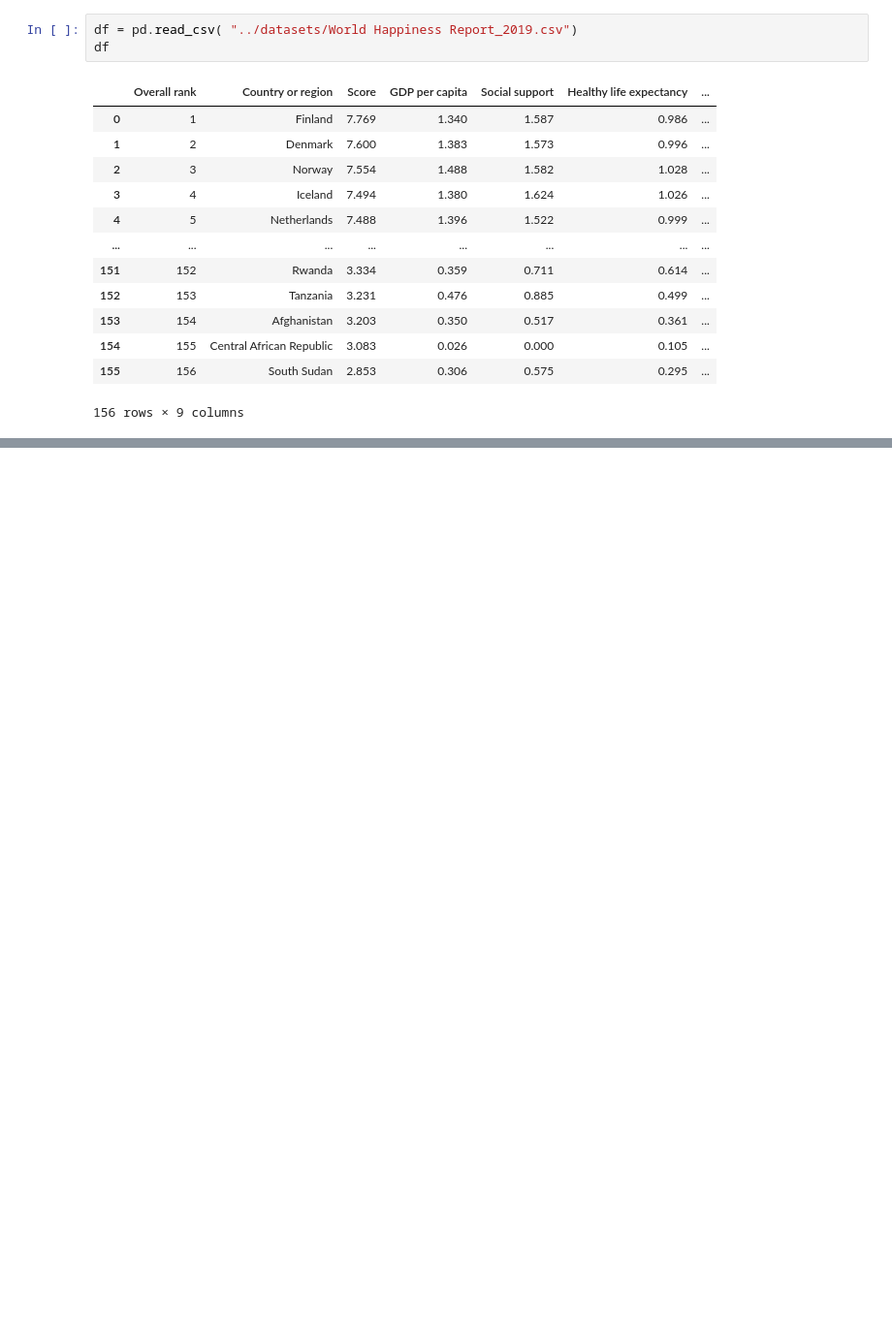
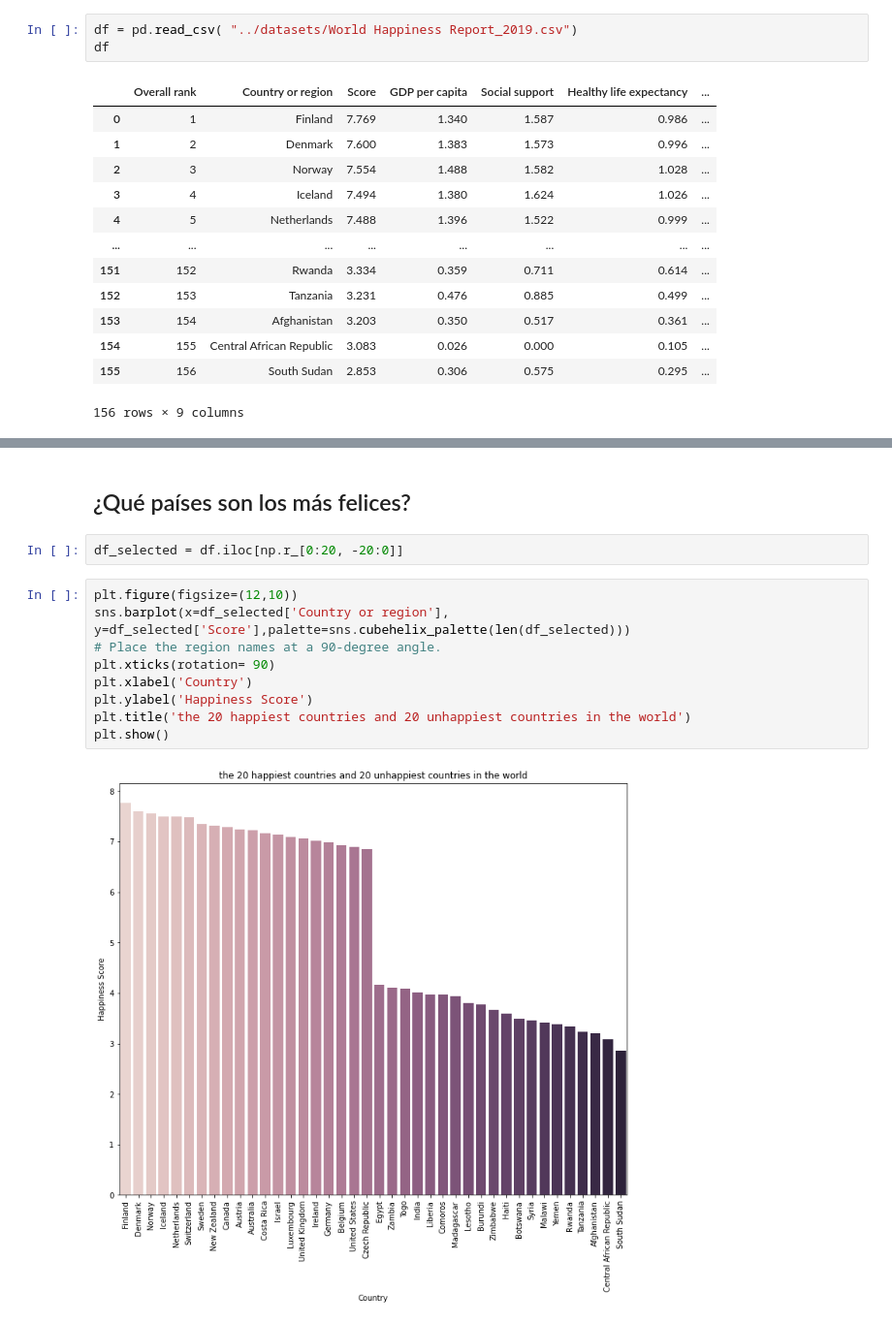
Before and after one commit to jruiz971/Mental-Health-Happiness-Economics-Human-Freedom, a Jupyter notebook: ipynb/World_Happiness_Report_2019_EDA.ipynb, the cells around one changed output, grey strips where cells are left out. Shown at 97% size. Cells and saved outputs as stored; diff of their text form; blank space fills up the shorter version.

Commit message:
Happiness factors

```diff
--- a/ipynb/World_Happiness_Report_2019_EDA.ipynb
+++ b/ipynb/World_Happiness_Report_2019_EDA.ipynb
@@ -21,0 +59,15 @@ df
+# %% [markdown]
+## ¿Qué países son los más felices?
+# %%
+df_selected = df.iloc[np.r_[0:20, -20:0]]
+# %%
+plt.figure(figsize=(12,10))
+sns.barplot(x=df_selected['Country or region'], y=df_selected['Score'],palette=sns.cubehelix_palette(len(df_selected)))
+# Place the region names at a 90-degree angle.
+plt.xticks(rotation= 90)
+plt.xlabel('Country')
+plt.ylabel('Happiness Score')
+plt.title('the 20 happiest countries and 20 unhappiest countries in the world')
+plt.show()
+# %% [output]
+[figure, added]
```
Also changed, not shown: parts of 16 cells of this notebook.
